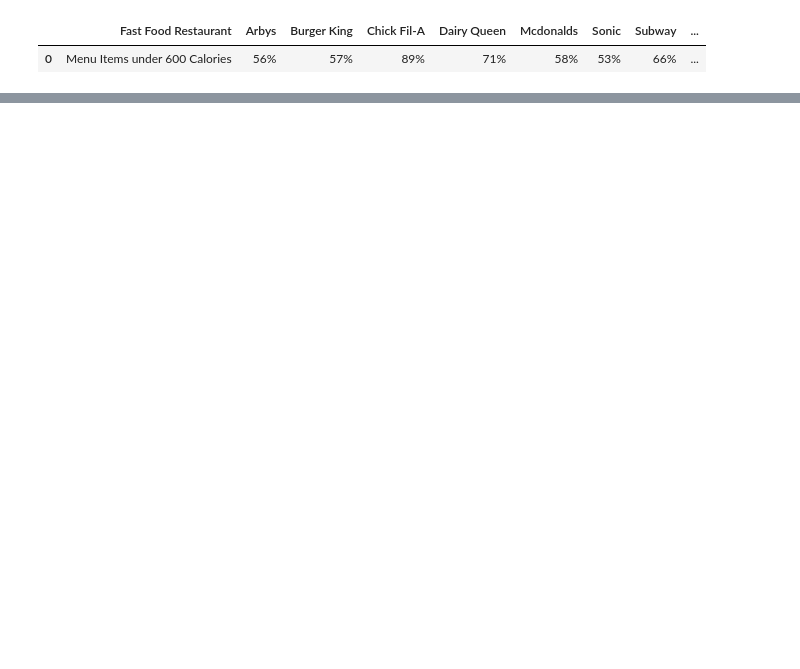
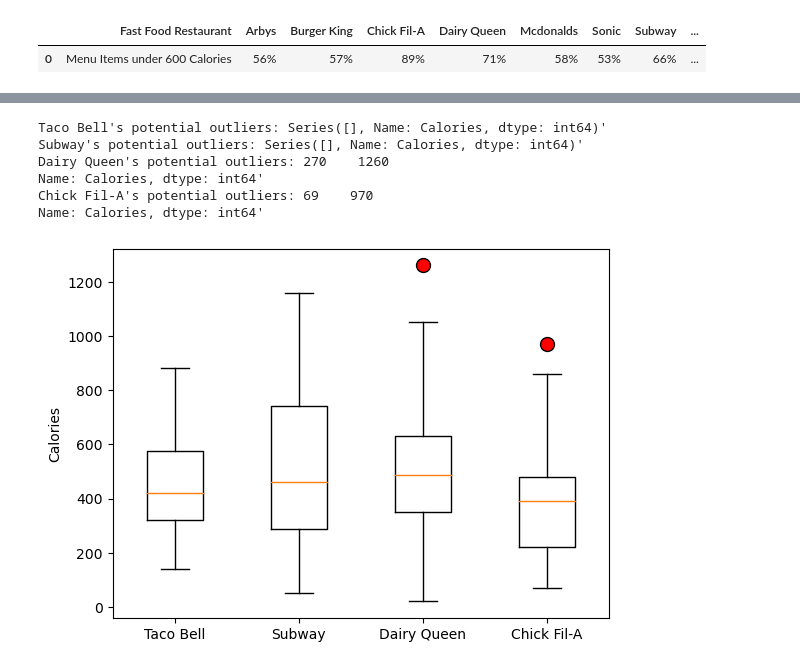
Before and after one commit to briortega99/best-friday-night, a Jupyter notebook: Healthier Fast Food Option.ipynb, the cells around one changed output, grey strips where cells are left out. Drawn from its saved outputs; the diff is of its cells as text; code cells hidden in the pictures; blank space fills up the shorter version.

```diff
--- a/Healthier Fast Food Option.ipynb
+++ b/Healthier Fast Food Option.ipynb
@@ -214,0 +224,35 @@ fast_food_percent
+# %%
+# Creating a for loop to make a bar plot
+fast_food_places = ['Taco Bell', 'Subway', 'Dairy Queen', 'Chick Fil-A']
+
+# Create an empty list to hold data
+calorie_list = []
+
+# creating for loop
+for place in fast_food_places:
+    calorie = organized_copy.loc[organized_copy['Fast Food Restaurant'] == place, 'Calories']
+    calorie_list.append(calorie)
+    quartiles = calorie.quantile([0.25, 0.5, 0.75])
+    lower_quartile = quartiles[0.25]
+    upper_quartile = quartiles[0.75]
+    iqr = upper_quartile - lower_quartile
+    lower_bound = lower_quartile - (1.5 * iqr)
+    upper_bound = upper_quartile + (1.5 * iqr)
+
+    outliers = calorie.loc[(calorie < lower_bound) | (calorie > upper_bound)]
+    print(f"{place}'s potential outliers: {outliers}'")
+# %% [output]
+Taco Bell's potential outliers: Series([], Name: Calories, dtype: int64)'
+Subway's potential outliers: Series([], Name: Calories, dtype: int64)'
+Dairy Queen's potential outliers: 270    1260
+Name: Calories, dtype: int64'
+Chick Fil-A's potential outliers: 69    970
+Name: Calories, dtype: int64'
+# %%
+# Creating a box plot to show the distribution of calories for number of items
+mark_out = dict(markerfacecolor='red', markersize=10)
+plt.boxplot(calorie_list, labels=fast_food_places, flierprops=mark_out)
+plt.ylabel('Calories')
+plt.show()
+# %% [output]
+[figure, added]
```
Also changed, not shown: parts of 10 cells of this notebook.
